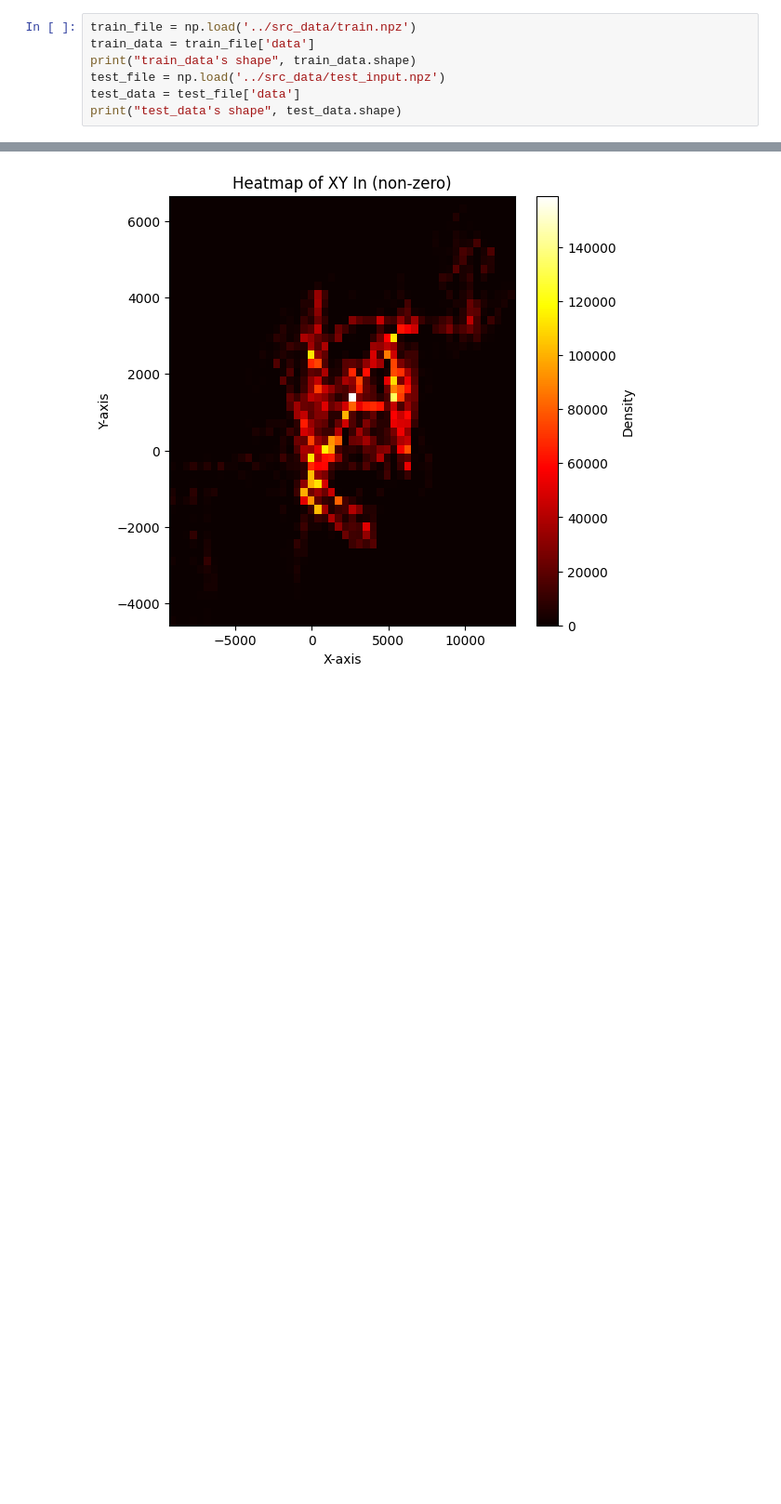
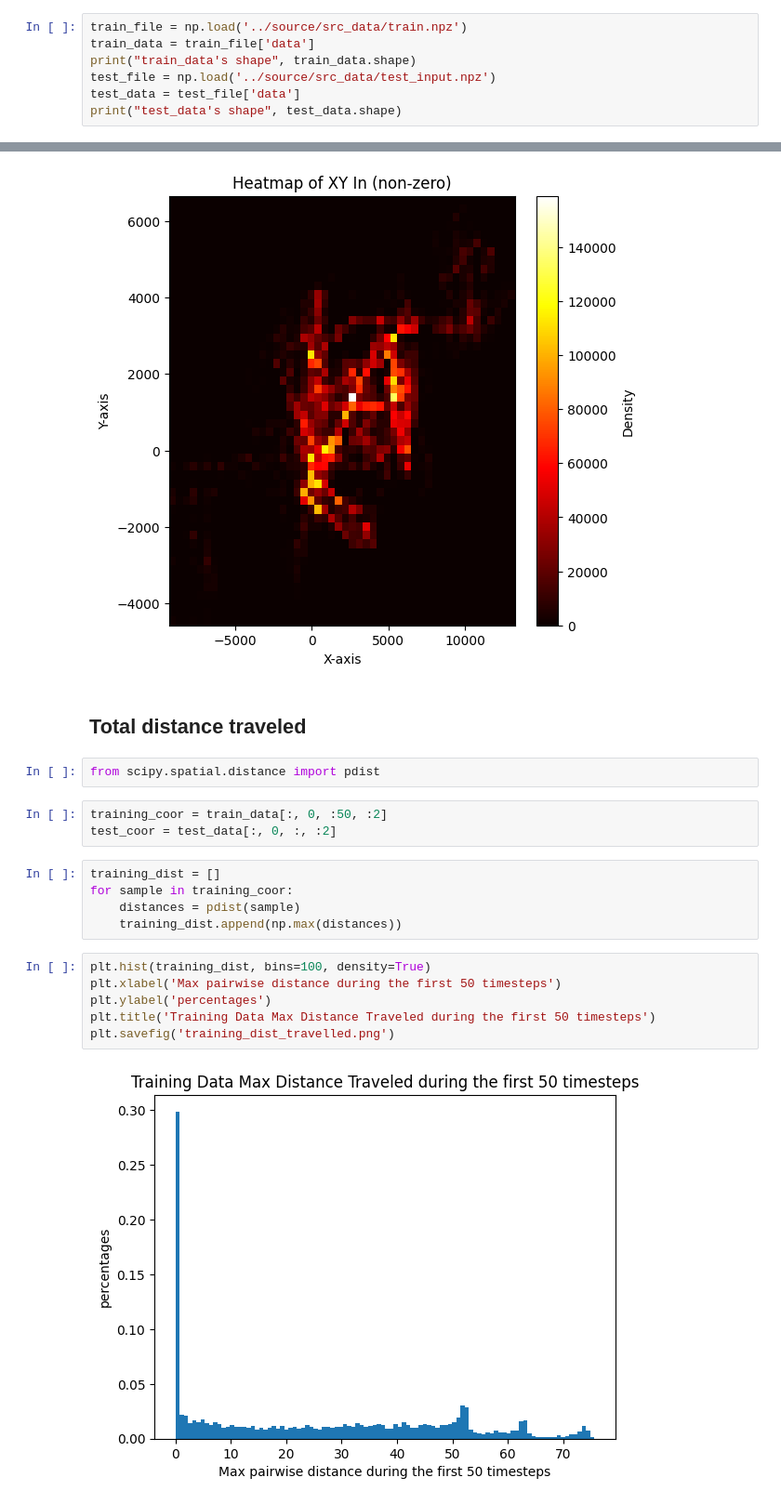
Before and after one commit to m1fisher/cse251b_project, a Jupyter notebook: Preliminary Data Analysis/Milestone Q1B.ipynb, the cells around one changed output, grey strips where cells are left out. Shown at 93% size. Saved outputs shown, nothing was run; the diff lists cells and outputs as text; blank space fills up the shorter version.

```diff
--- a/Preliminary Data Analysis/Milestone Q1B.ipynb
+++ b/Preliminary Data Analysis/Milestone Q1B.ipynb
@@ -17,8 +10,8 @@ FileNotFoundError: [Errno 2] No such file or directory: './train.npz'
 # %%
-train_file = np.load('../src_data/train.npz')
+train_file = np.load('../source/src_data/train.npz')
 train_data = train_file['data']
 print("train_data's shape", train_data.shape)
-test_file = np.load('../src_data/test_input.npz')
+test_file = np.load('../source/src_data/test_input.npz')
 test_data = test_file['data']
 print("test_data's shape", test_data.shape)
 # %% [output]
@@ -176,3 +184,23 @@ plot_heatmap(xy_in_not_0, title='Heatmap of XY In (non-zero)', bins=50)
 # %% [output]
 [figure]
 [figure]
+# %% [markdown]
+## Total distance traveled
+# %%
+from scipy.spatial.distance import pdist
+# %%
+training_coor = train_data[:, 0, :50, :2]
+test_coor = test_data[:, 0, :, :2]
+# %%
+training_dist = []
+for sample in training_coor:
+    distances = pdist(sample)
+    training_dist.append(np.max(distances))
+# %%
+plt.hist(training_dist, bins=100, density=True)
+plt.xlabel('Max pairwise distance during the first 50 timesteps')
+plt.ylabel('percentages')
+plt.title('Training Data Max Distance Traveled during the first 50 timesteps')
+plt.savefig('training_dist_travelled.png')
+# %% [output]
+[figure, added]
```
Also changed, not shown: parts of 7 cells of this notebook, 1 other file.
